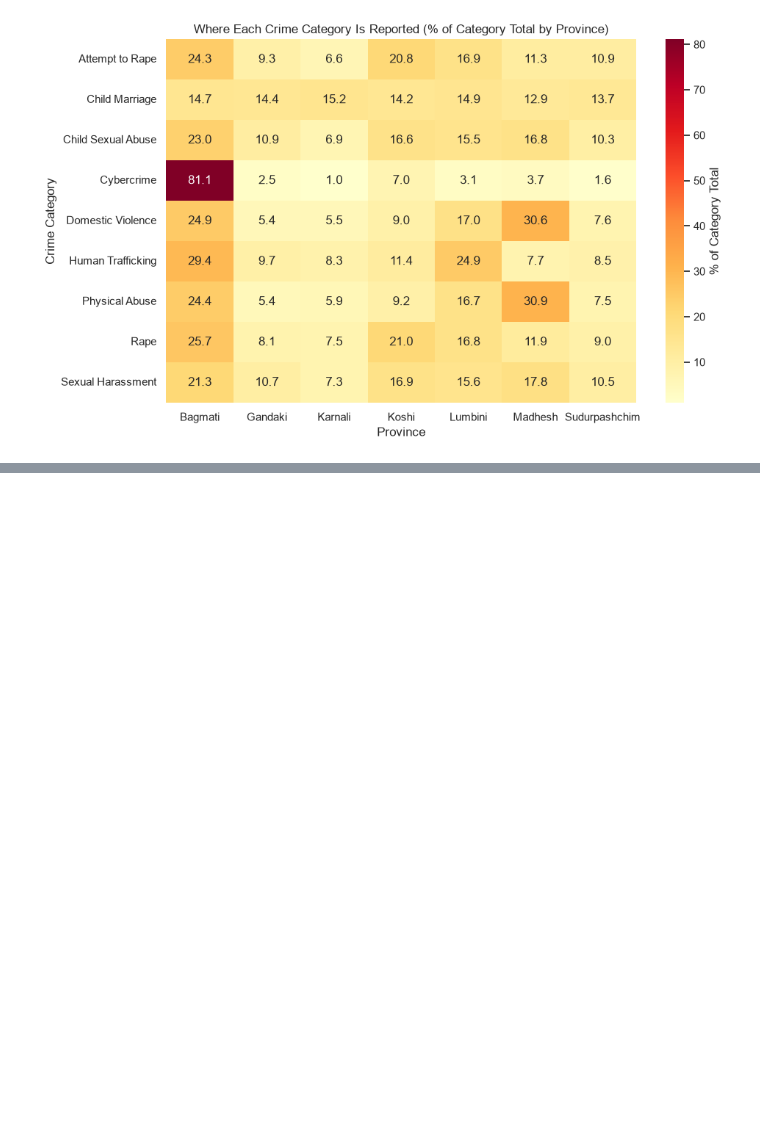
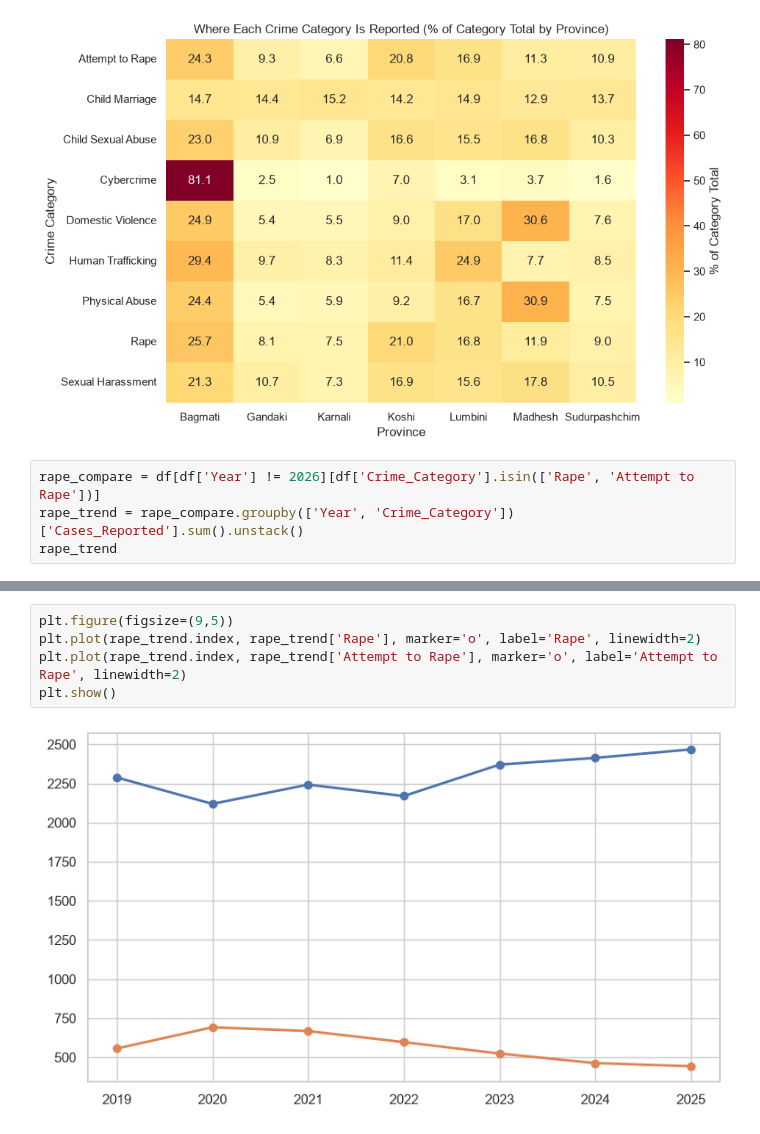
Before and after one commit to rohanpiya/gbv-nepal-eda, a Jupyter notebook: notebooks/01_gbv_nepal_eda.ipynb, the cells around one changed output, grey strips where cells are left out. Cells and saved outputs as stored; diff of their text form; blank space fills up the shorter version.

Commit message:
Analyse rape vs attempt-to-rape relationship

```diff
--- a/notebooks/01_gbv_nepal_eda.ipynb
+++ b/notebooks/01_gbv_nepal_eda.ipynb
@@ -456,3 +456,7 @@ plt.tight_layout()
 plt.show()
 # %% [output]
 [figure]
+# %%
+rape_compare = df[df['Year'] != 2026][df['Crime_Category'].isin(['Rape', 'Attempt to Rape'])]
+rape_trend = rape_compare.groupby(['Year', 'Crime_Category'])['Cases_Reported'].sum().unstack()
+rape_trend
@@ -458,0 +473,7 @@ plt.show()
+# %%
+plt.figure(figsize=(9,5))
+plt.plot(rape_trend.index, rape_trend['Rape'], marker='o', label='Rape', linewidth=2)
+plt.plot(rape_trend.index, rape_trend['Attempt to Rape'], marker='o', label='Attempt to Rape', linewidth=2)
+plt.show()
+# %% [output]
+[figure, added]
```
Also changed, not shown: parts of 1 cell of this notebook, 3 other files.
